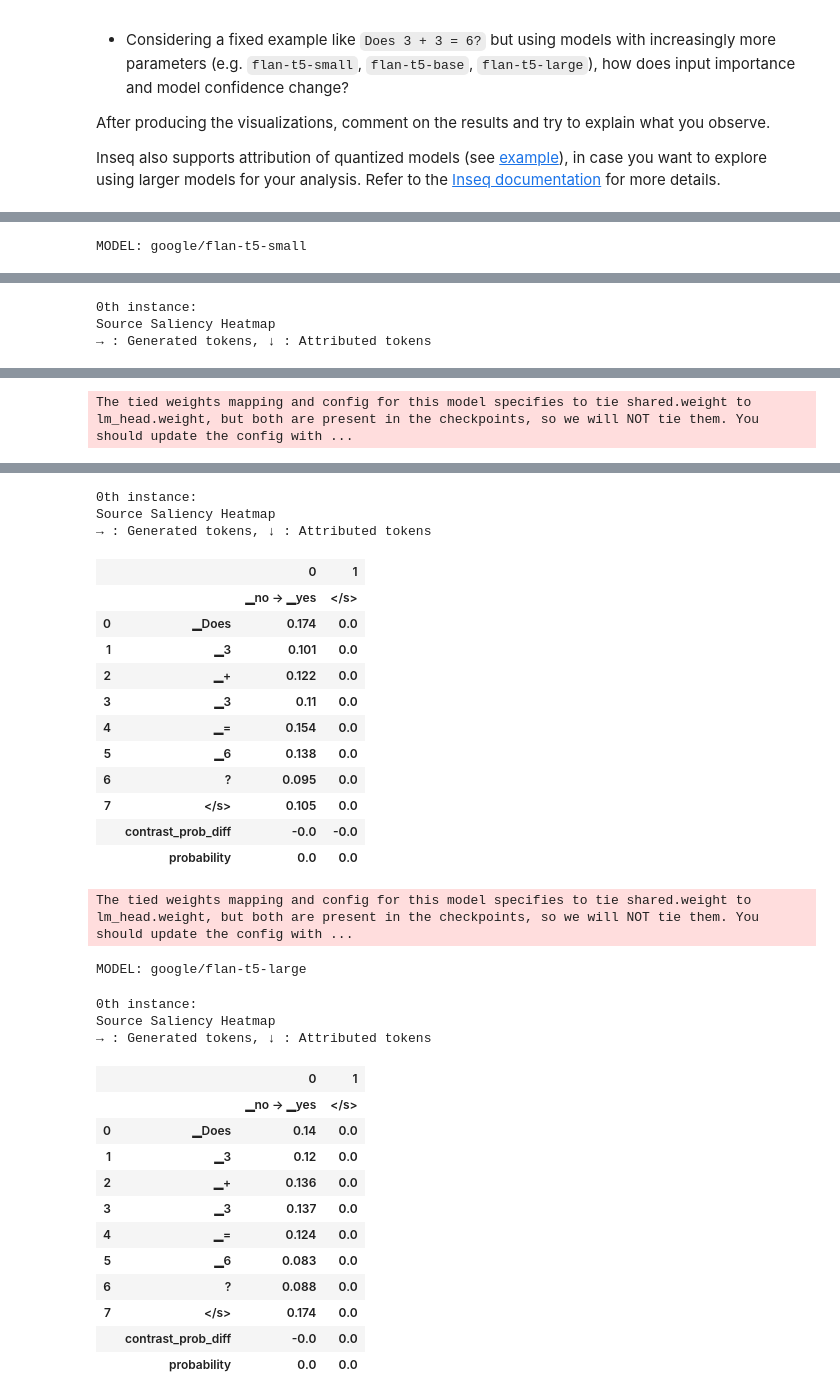
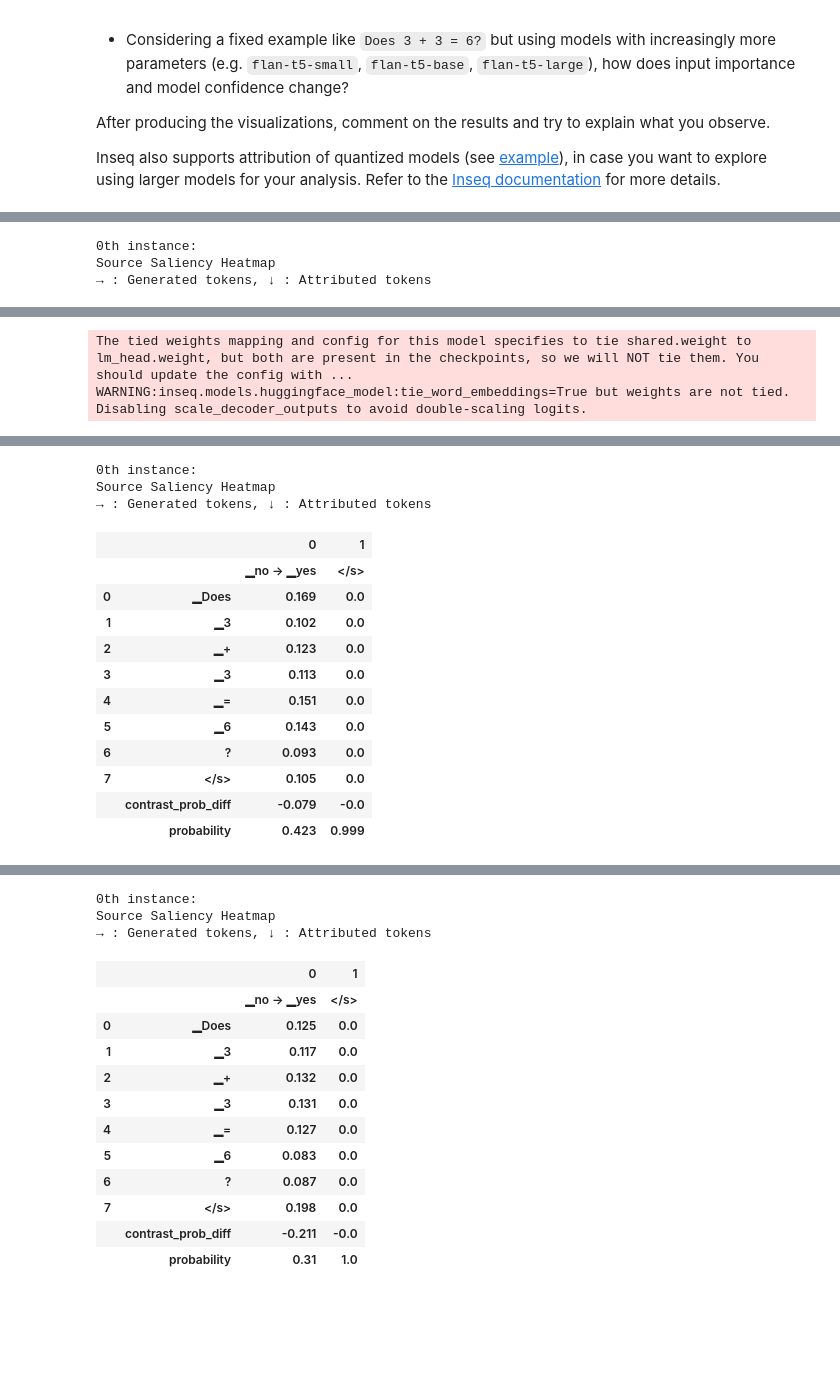
Before and after one commit to matildecmp/IK-NLP-Portfolios, a Jupyter notebook: notebooks/W5E_Inseq_Analysis.ipynb, the cells around one changed output, grey strips where cells are left out. Saved outputs shown, nothing was run; the diff lists cells and outputs as text; code cells hidden in the pictures; blank space fills up the shorter version.

```diff
--- a/notebooks/W5E_Inseq_Analysis.ipynb
+++ b/notebooks/W5E_Inseq_Analysis.ipynb
@@ -297,5 +312,8 @@ Source Saliency Heatmap
 # %%
 # Example 3: Reasoning
+''' With this example we compare the attributions and confidence across
+different sizes of the Flan-T5 models to see how increasing parameters affects
+reasoning and token importance in a simple arithmetic question.'''
 
 models = [ # Trying different models to make a comparison in their behavior
     "google/flan-t5-small",
@@ -317,7 +335,6 @@ for m in models:
         contrast_targets="no",
     )
 
-    print("MODEL:", m)
     out.show()
 # %% [output]
 The tied weights mapping and config for this model specifies to tie shared.weight to lm_head.weight, but both are present in the checkpoints, so we will NOT tie them. You should update the config with ...
@@ -324 +342,3 @@ The tied weights mapping and config for this model specifies to tie shared.weigh
-MODEL: google/flan-t5-small
+0th instance:
+Source Saliency Heatmap
+→ : Generated tokens, ↓ : Attributed tokens
@@ -325,3 +357,2 @@ MODEL: google/flan-t5-small
-0th instance:
-Source Saliency Heatmap
-→ : Generated tokens, ↓ : Attributed tokens
+The tied weights mapping and config for this model specifies to tie shared.weight to lm_head.weight, but both are present in the checkpoints, so we will NOT tie them. You should update the config with ...
+WARNING:inseq.models.huggingface_model:tie_word_embeddings=True but weights are not tied. Disabling scale_decoder_outputs to avoid double-scaling logits.
@@ -340 +359,15 @@ Source Saliency Heatmap
-The tied weights mapping and config for this model specifies to tie shared.weight to lm_head.weight, but both are present in the checkpoints, so we will NOT tie them. You should update the config with ...
+0th instance:
+Source Saliency Heatmap
+→ : Generated tokens, ↓ : Attributed tokens
+|  |  | 0 | 1 |
+|  |  | ▁no → ▁yes | </s> |
+| 0 | ▁Does | 0.169 | 0.0 |
+| 1 | ▁3 | 0.102 | 0.0 |
+| 2 | ▁+ | 0.123 | 0.0 |
+| 3 | ▁3 | 0.113 | 0.0 |
+| 4 | ▁= | 0.151 | 0.0 |
+| 5 | ▁6 | 0.143 | 0.0 |
+| 6 | ? | 0.093 | 0.0 |
+| 7 | </s> | 0.105 | 0.0 |
+|  | contrast_prob_diff | -0.079 | -0.0 |
+|  | probability | 0.423 | 0.999 |
@@ -342,32 +376,15 @@ MODEL: google/flan-t5-base
 0th instance:
 Source Saliency Heatmap
 → : Generated tokens, ↓ : Attributed tokens
-|  |  | 0 | 1 |
-|  |  | ▁no → ▁yes | </s> |
-| 0 | ▁Does | 0.174 | 0.0 |
-| 1 | ▁3 | 0.101 | 0.0 |
-| 2 | ▁+ | 0.122 | 0.0 |
-| 3 | ▁3 | 0.11 | 0.0 |
-| 4 | ▁= | 0.154 | 0.0 |
-| 5 | ▁6 | 0.138 | 0.0 |
-| 6 | ? | 0.095 | 0.0 |
-| 7 | </s> | 0.105 | 0.0 |
-|  | contrast_prob_diff | -0.0 | -0.0 |
-|  | probability | 0.0 | 0.0 |
-The tied weights mapping and config for this model specifies to tie shared.weight to lm_head.weight, but both are present in the checkpoints, so we will NOT tie them. You should update the config with ...
-MODEL: google/flan-t5-large
-0th instance:
-Source Saliency Heatmap
-→ : Generated tokens, ↓ : Attributed tokens
 |  |  | 0 | 1 |
 |  |  | ▁no → ▁yes | </s> |
-| 0 | ▁Does | 0.14 | 0.0 |
-| 1 | ▁3 | 0.12 | 0.0 |
-| 2 | ▁+ | 0.136 | 0.0 |
-| 3 | ▁3 | 0.137 | 0.0 |
-| 4 | ▁= | 0.124 | 0.0 |
+| 0 | ▁Does | 0.125 | 0.0 |
+| 1 | ▁3 | 0.117 | 0.0 |
+| 2 | ▁+ | 0.132 | 0.0 |
+| 3 | ▁3 | 0.131 | 0.0 |
+| 4 | ▁= | 0.127 | 0.0 |
 | 5 | ▁6 | 0.083 | 0.0 |
-| 6 | ? | 0.088 | 0.0 |
-| 7 | </s> | 0.174 | 0.0 |
-|  | contrast_prob_diff | -0.0 | 0.0 |
-|  | probability | 0.0 | 0.0 |
+| 6 | ? | 0.087 | 0.0 |
+| 7 | </s> | 0.198 | 0.0 |
+|  | contrast_prob_diff | -0.211 | -0.0 |
+|  | probability | 0.31 | 1.0 |
```
Also changed, not shown: parts of 10 cells of this notebook.
